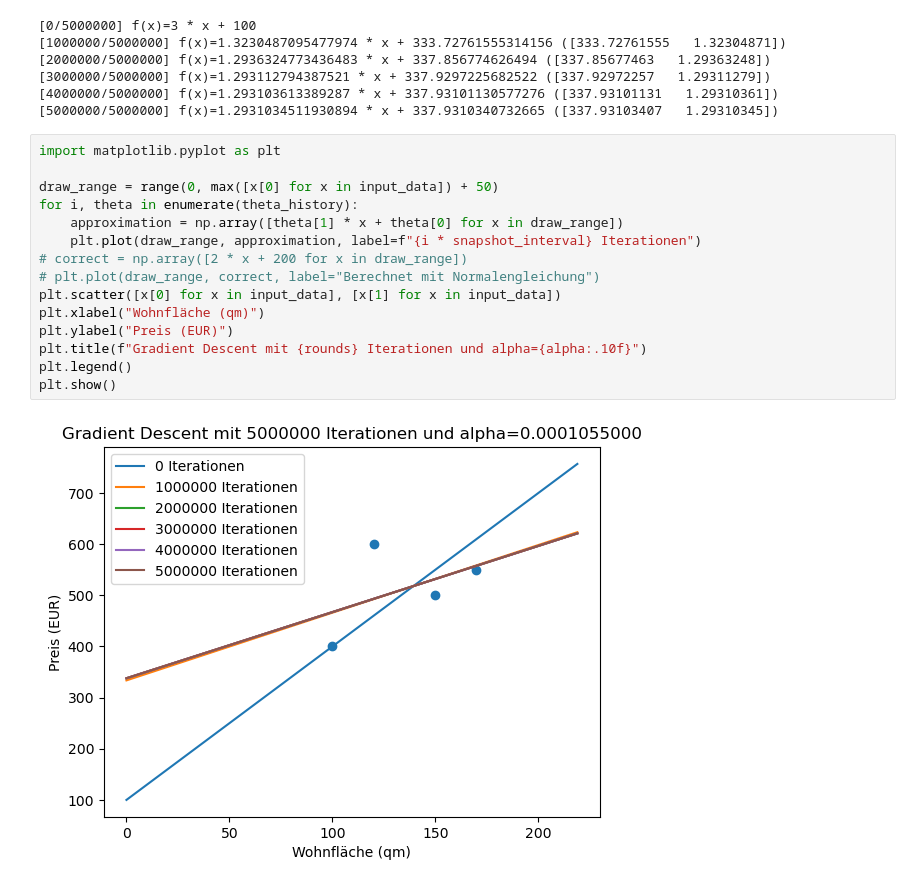
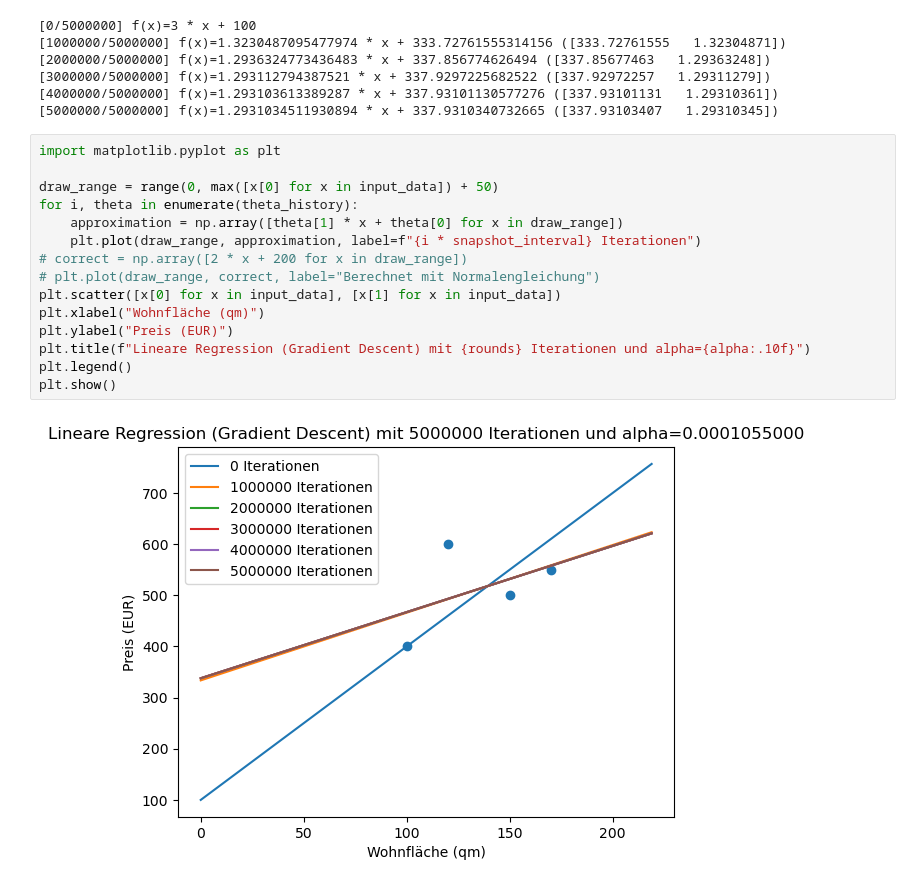
Before and after one commit to arne-kapell/sem6-ki, a Jupyter notebook: gradient-descent.ipynb, the cells around one changed output. Cells and saved outputs as stored; diff of their text form.

Commit message:
better title

```diff
--- a/gradient-descent.ipynb
+++ b/gradient-descent.ipynb
@@ -51,17 +51,17 @@ for i in range(1, rounds + 1):
 # %%
 import matplotlib.pyplot as plt
 
 draw_range = range(0, max([x[0] for x in input_data]) + 50)
 for i, theta in enumerate(theta_history):
     approximation = np.array([theta[1] * x + theta[0] for x in draw_range])
     plt.plot(draw_range, approximation, label=f"{i * snapshot_interval} Iterationen")
 # correct = np.array([2 * x + 200 for x in draw_range])
 # plt.plot(draw_range, correct, label="Berechnet mit Normalengleichung")
 plt.scatter([x[0] for x in input_data], [x[1] for x in input_data])
 plt.xlabel("Wohnfläche (qm)")
 plt.ylabel("Preis (EUR)")
-plt.title(f"Gradient Descent mit {rounds} Iterationen und alpha={alpha:.10f}")
+plt.title(f"Lineare Regression (Gradient Descent) mit {rounds} Iterationen und alpha={alpha:.10f}")
 plt.legend()
 plt.show()
 # %% [output]
-[figure, old version]
+[figure, new version]
```
